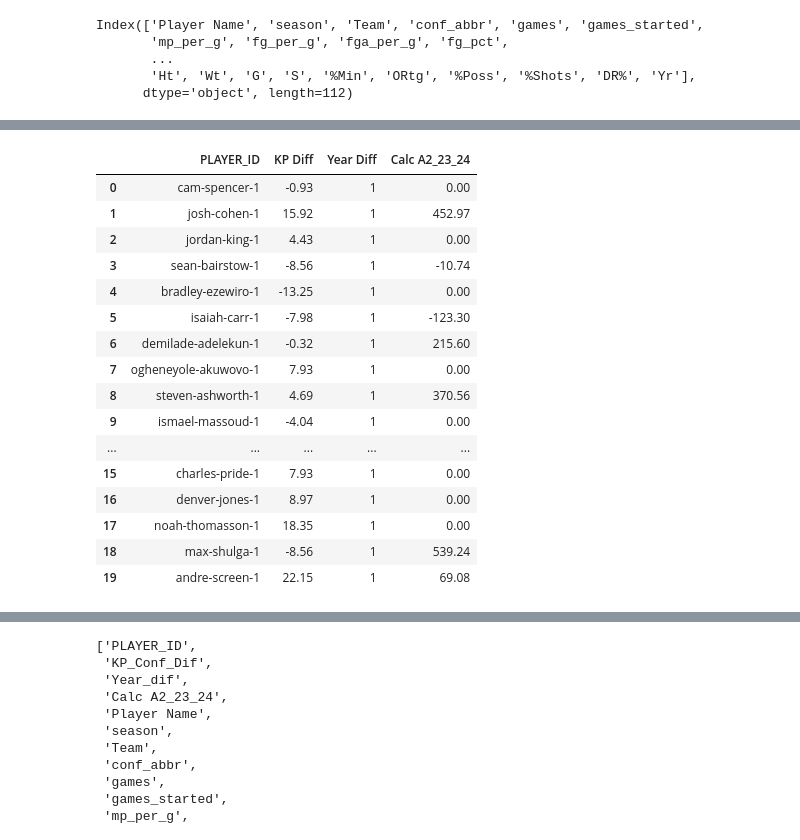
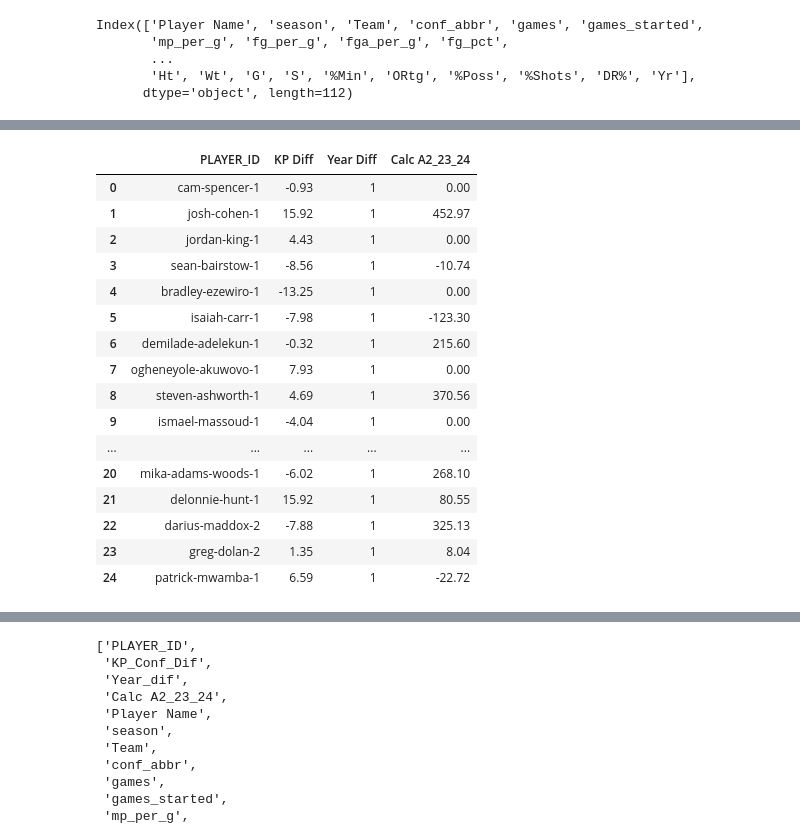
Before and after one commit to zainhoda1/Capstone-project, a Jupyter notebook: Analysis files/predictions.ipynb, the cells around one changed output, grey strips where cells are left out. Cells and saved outputs as stored; diff of their text form; code cells hidden in the pictures.

```diff
--- a/Analysis files/predictions.ipynb
+++ b/Analysis files/predictions.ipynb
@@ -49,28 +49,28 @@ a[a['Player Name']=='cam-spencer-1']
 | 736 | cam-spencer-1 | 2021-22 | LOYOLA (MD) | Patriot | 30 | 30 | 36.9 | 6.9 | 14.8 | ... |
 | 737 | cam-spencer-1 | 2022-23 | RUTGERS | Big Ten | 34 | 34 | 31.5 | 4.4 | 9.9 | ... |
 # %%
-beta_df = pd.read_csv("/Users/caldavis/Documents/GitHub/Capstone-project/Data folder/Prediction Names Full.csv")
-#beta_df = pd.read_csv("/Users/caldavis/Documents/GitHub/Capstone-project/Data folder/Prediction Names.csv")
+#beta_df = pd.read_csv("/Users/caldavis/Documents/GitHub/Capstone-project/Data folder/Prediction Names Full.csv")
+beta_df = pd.read_csv("/Users/caldavis/Documents/GitHub/Capstone-project/Data folder/Prediction Names.csv")
 beta_df = beta_df[['PLAYER_ID', 'KP Diff', 'Year Diff', 'Calc A2_23_24']]
 beta_df
 # %% [output]
 |  | PLAYER_ID | KP Diff | Year Diff | Calc A2_23_24 |
 | 0 | cam-spencer-1 | -0.93 | 1 | 0.00 |
 | 1 | josh-cohen-1 | 15.92 | 1 | 452.97 |
 | 2 | jordan-king-1 | 4.43 | 1 | 0.00 |
 | 3 | sean-bairstow-1 | -8.56 | 1 | -10.74 |
 | 4 | bradley-ezewiro-1 | -13.25 | 1 | 0.00 |
 | 5 | isaiah-carr-1 | -7.98 | 1 | -123.30 |
 | 6 | demilade-adelekun-1 | -0.32 | 1 | 215.60 |
 | 7 | ogheneyole-akuwovo-1 | 7.93 | 1 | 0.00 |
 | 8 | steven-ashworth-1 | 4.69 | 1 | 370.56 |
 | 9 | ismael-massoud-1 | -4.04 | 1 | 0.00 |
 | ... | ... | ... | ... | ... |
-| 15 | charles-pride-1 | 7.93 | 1 | 0.00 |
-| 16 | denver-jones-1 | 8.97 | 1 | 0.00 |
-| 17 | noah-thomasson-1 | 18.35 | 1 | 0.00 |
-| 18 | max-shulga-1 | -8.56 | 1 | 539.24 |
-| 19 | andre-screen-1 | 22.15 | 1 | 69.08 |
+| 20 | mika-adams-woods-1 | -6.02 | 1 | 268.10 |
+| 21 | delonnie-hunt-1 | 15.92 | 1 | 80.55 |
+| 22 | darius-maddox-2 | -7.88 | 1 | 325.13 |
+| 23 | greg-dolan-2 | 1.35 | 1 | 8.04 |
+| 24 | patrick-mwamba-1 | 6.59 | 1 | -22.72 |
 # %%
 beta_df = pd.merge(beta_df, a, left_on='PLAYER_ID', right_on='Player Name', how='inner')
 beta_df = beta_df[beta_df['season']=='2022-23']
```
Also changed, not shown: parts of 12 cells of this notebook, 1 other file.
